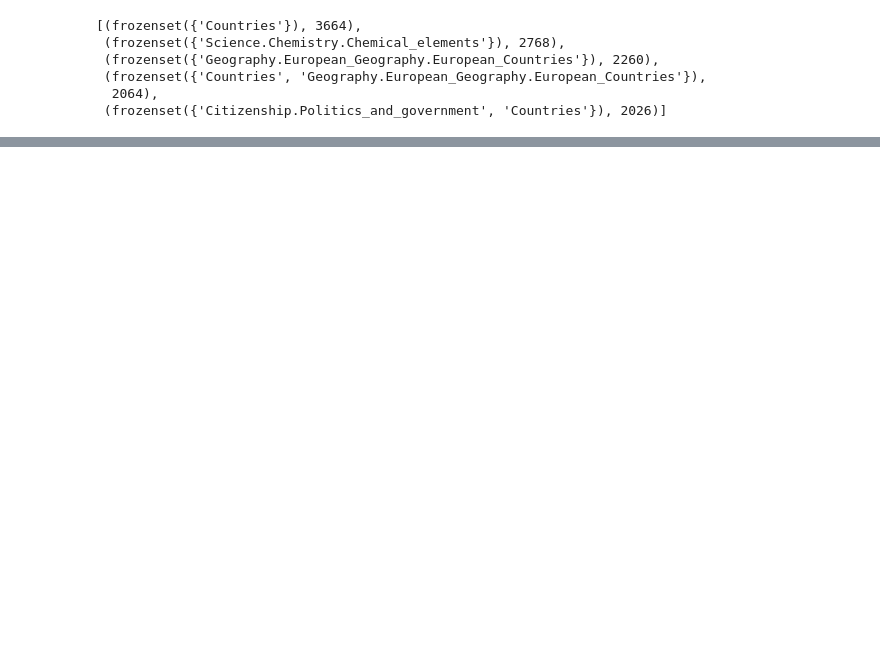
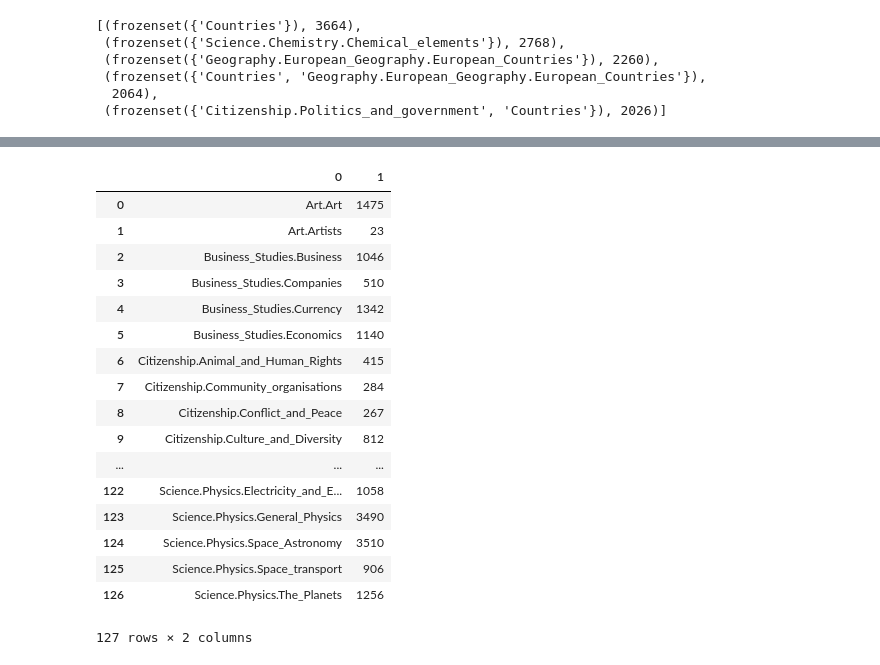
Before and after one commit to tomirendo/stdlib-data-analysis-, a Jupyter notebook: notebook.ipynb, the cells around one changed output, grey strips where cells are left out. Cells and saved outputs as stored; diff of their text form; code cells hidden in the pictures; blank space fills up the shorter version.

```diff
--- a/notebook.ipynb
+++ b/notebook.ipynb
@@ -170,0 +231,28 @@ counter.most_common(5)
+# %%
+#Ordering the data
+def get_category(x):
+    return x.article_category
+sorted_data = sorted(ls, key = get_category)
+# %%
+from itertools import groupby
+PrintableList([[key, len(list(group))]
+               for key,group in groupby(sorted_data, get_category)])
+# %% [output]
+|  | 0 | 1 |
+| 0 | Art.Art | 1475 |
+| 1 | Art.Artists | 23 |
+| 2 | Business_Studies.Business | 1046 |
+| 3 | Business_Studies.Companies | 510 |
+| 4 | Business_Studies.Currency | 1342 |
+| 5 | Business_Studies.Economics | 1140 |
+| 6 | Citizenship.Animal_and_Human_Rights | 415 |
+| 7 | Citizenship.Community_organisations | 284 |
+| 8 | Citizenship.Conflict_and_Peace | 267 |
+| 9 | Citizenship.Culture_and_Diversity | 812 |
+| ... | ... | ... |
+| 122 | Science.Physics.Electricity_and_E... | 1058 |
+| 123 | Science.Physics.General_Physics | 3490 |
+| 124 | Science.Physics.Space_Astronomy | 3510 |
+| 125 | Science.Physics.Space_transport | 906 |
+| 126 | Science.Physics.The_Planets | 1256 |
+127 rows × 2 columns
```
Also changed, not shown: parts of 9 cells of this notebook, 1 other file.
